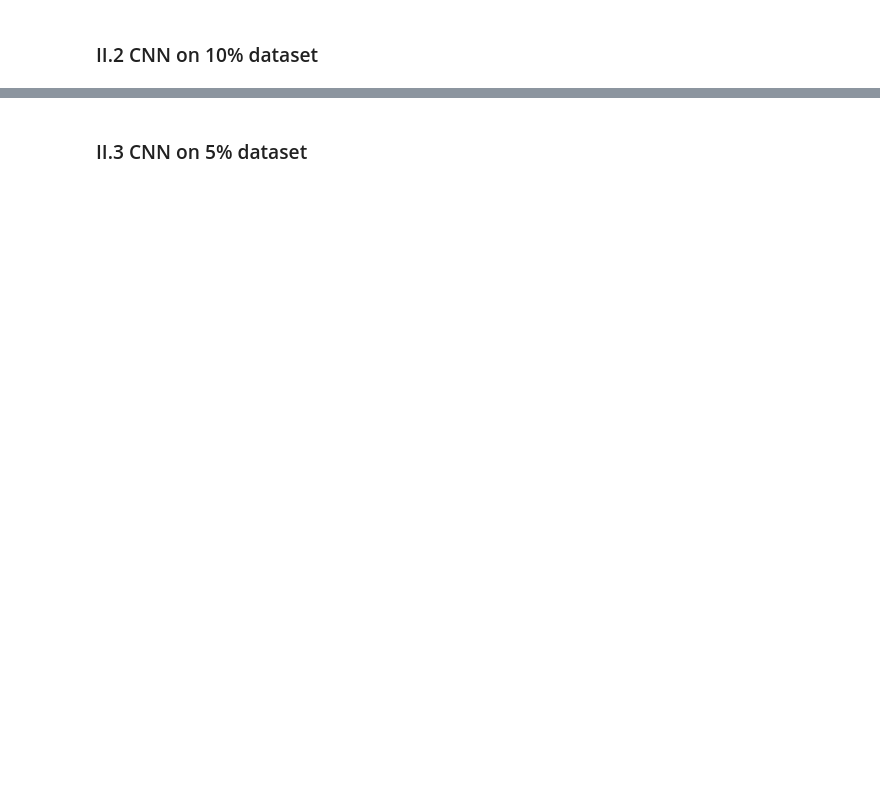
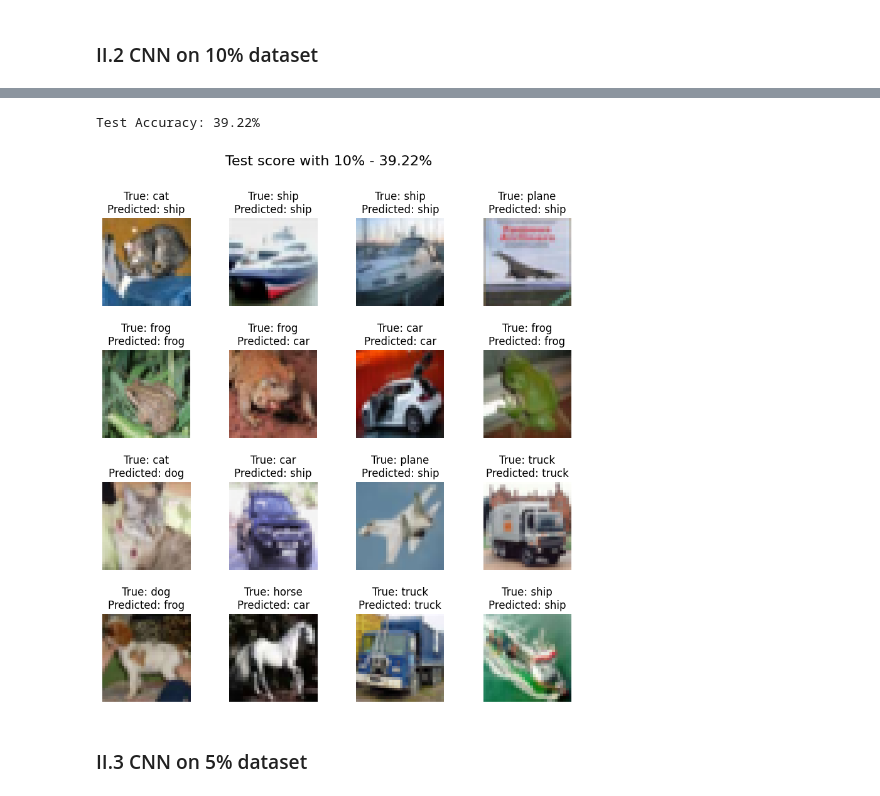
Before and after one commit to julien-blanchon/ProjetFixMatch, a Jupyter notebook: Projet_FixMatch.ipynb, the cells around one changed output, grey strips where cells are left out. Saved outputs shown, nothing was run; the diff lists cells and outputs as text; code cells hidden in the pictures; blank space fills up the shorter version.

```diff
--- a/Projet_FixMatch.ipynb
+++ b/Projet_FixMatch.ipynb
@@ -209,7 +186,7 @@ if not os.path.exists(torch_models):
 # %%
 seedEverything()
 
-EPOCHS = 50
+EPOCHS = 10
 SUBSET_PROP = 1.00
 
 trainset_subsample, _ = torch.utils.data.random_split(trainset, [SUBSET_PROP, 1-SUBSET_PROP])
@@ -496,2 +329,35 @@ Test score with 0.1: 0.5625
+# %%
+# Evaluation on the test set
+model.eval()  # Set the model to evaluation mode
+test_correct = 0
+test_total = 0
+
+with torch.no_grad():
+    for data in testloader:
+        images, labels = data[0].to(device), data[1].to(device)
+        outputs = model(images)
+        _, predicted = outputs.max(1)
+        test_total += labels.size(0)
+        test_correct += predicted.eq(labels).sum().item()
+
+test_accuracy = 100.0 * test_correct / test_total
+print(f'Test Accuracy: {test_accuracy}%')
+
+# save the model
+torch.save(model.state_dict(), f"{torch_models}/model_10.pth")
+
+test_image, test_labels = testloader.__iter__().__next__()
+test_image = test_image.to(device)
+outputs_test = model(test_image)
+label_pred_test = outputs_test.argmax(dim=1)
+
+# descale the images
+test_image = test_image * 0.5 + 0.5
+
+fig1 = plot_images(test_image, test_labels, label_pred_test, classes, figure_name=f"Test score with {int(SUBSET_PROP*100)}% - {test_accuracy:.2f}%")
+fig1.savefig(f"./figures/test_score_{SUBSET_PROP}.png")
+# %% [output]
+Test Accuracy: 39.22%
+[figure, added]
 # %% [markdown]
 ### II.3 CNN on 5% dataset
```
Also changed, not shown: parts of 26 cells of this notebook, 10 other files.
